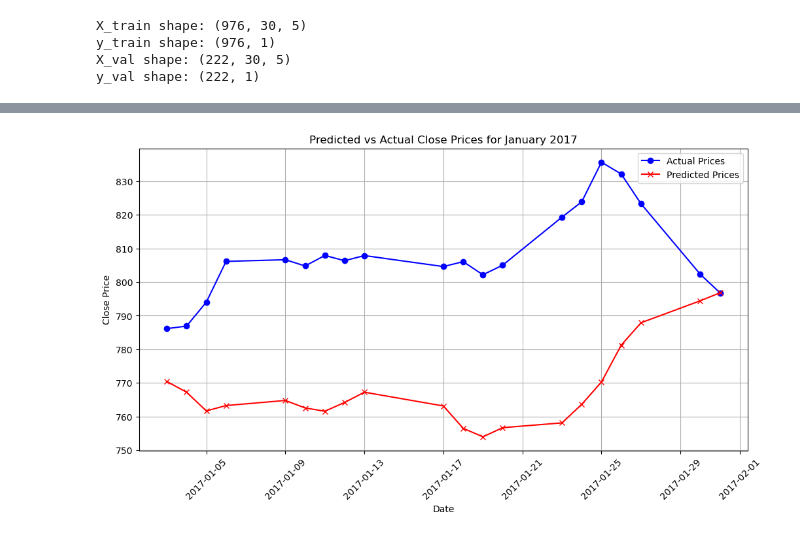
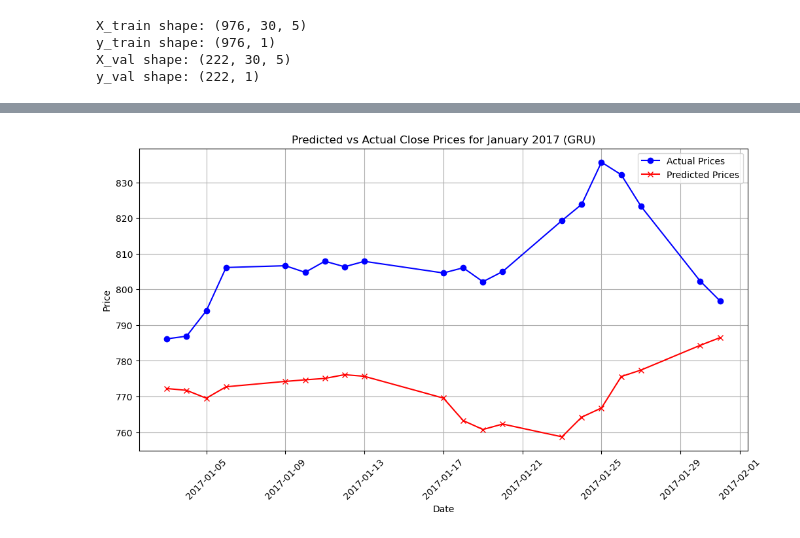
Before and after one commit to SpiderJockey7/Recurrent-Neural-Networks-for-Stock-Price-Prediction, a Jupyter notebook: main.ipynb, the cells around one changed output, grey strips where cells are left out. Saved outputs shown, nothing was run; the diff lists cells and outputs as text; code cells hidden in the pictures.

```diff
--- a/main.ipynb
+++ b/main.ipynb
@@ -244,78 +228,59 @@ Predicted Close price for 2017-01-01: 770.41
 # %%
+# denormolization data and predict next 30 days
+
 import pandas as pd
 from sklearn.preprocessing import MinMaxScaler
 import torch
 import numpy as np
 import matplotlib.pyplot as plt
 
-# load past 30 days data from 2016/12/1
-data_df = pd.read_csv('D:/Study/7318/a3/Recurrent-Neural-Networks-for-Stock-Price-Prediction/datasets/RealComparedatasets.csv')
-data_df['Date'] = pd.to_datetime(data_df['Date'])
-data_df.set_index('Date', inplace=True)
 
-features = ['Open', 'High', 'Low', 'Close', 'Volume']
-data_df[features] = data_df[features].replace({',': ''}, regex=True).astype(float)
 
-# minMaxScaler
-scaler = MinMaxScaler(feature_range=(0, 1))
-scaled_data = scaler.fit_transform(data_df[features])
-
-# normalize close column
-close_scaler = MinMaxScaler(feature_range=(0, 1))
-scaled_close = close_scaler.fit_transform(data_df[['Close']])
-data_df['Scaled_Close'] = scaled_close
+# model = LSTMModel(input_size, hidden_size, num_layers, output_size).to(device)
+# model.load_state_dict(torch.load("lstm_model.pth"))
+model.eval()
 
 N = 30
 X_input = scaled_data[-N:].reshape(1, N, len(features))  # reshape to (1, 30, 5)
-device = torch.device('cuda' if torch.cuda.is_available() else 'cpu')
-X_input_tensor = torch.Tensor(X_input).to(device)
 
-
-model.eval()
+X_input_tensor = torch.tensor(X_input, dtype=torch.float32).to(device)
 
 predicted_prices = []
 with torch.no_grad():
-    for i in range(31):  # predict from 1/2 to 1/31
+    for i in range(31):
+        predicted_price = model(X_input_tensor)
+        predicted_price = predicted_price.cpu().numpy()
 
-        predicted_price = model(X_input_tensor)
+        # denormalize
+        predicted_close_rescaled = close_scaler.inverse_transform(predicted_price)
+        predicted_prices.append(predicted_close_rescaled[0, 0])
 
-        # only fill close column
-        predicted_price = predicted_price.cpu().numpy()
-        predicted_price_with_zeros = np.zeros((1, len(features)))
-        predicted_price_with_zeros[0, -1] = predicted_price[0, -1]
+        # update window
+        X_input = np.roll(X_input, shift=-1, axis=1)
+        X_input[0, -1, -1] = predicted_price[0, -1]
+        X_input_tensor = torch.tensor(X_input, dtype=torch.float32).to(device)
 
-        # hand denormalization
-        close_min = close_scaler.data_min_[0]
-        close_max = close_scaler.data_max_[0]
-        predicted_close_rescaled = close_min + (predicted_price[0, -1] * (close_max - close_min))
-
-        predicted_prices.append(predicted_close_rescaled)
-
-        # update prediction
-        X_input = np.roll(X_input, -1, axis=1)  # update window
-        X_input[0, -1, -1] = predicted_price[0, -1]
-        X_input_tensor = torch.Tensor(X_input).to(device)
-
-# load test datasets
 test_data = pd.read_csv('D:/Study/7318/a3/Recurrent-Neural-Networks-for-Stock-Price-Prediction/datasets/Google_Stock_Price_Test.csv')
 test_data['Date'] = pd.to_datetime(test_data['Date'])
 test_data.set_index('Date', inplace=True)
 
-# get actual close column
+# get the actual prices from the test dataset
 actual_prices = test_data['Close'].values
+actual_dates = test_data.index
 
-# plot cruve
 predicted_prices_trimmed = predicted_prices[:len(test_data.index)]
+
+# plot
 plt.figure(figsize=(12, 6))
-plt.plot(test_data.index, actual_prices, label='Actual Prices', color='blue', marker='o')
-plt.plot(test_data.index, predicted_prices_trimmed, label='Predicted Prices', color='red', marker='x')
-plt.title('Predicted vs Actual Close Prices for January 2017')
+plt.plot(actual_dates, actual_prices, label='Actual Prices', color='blue', marker='o')
+plt.plot(actual_dates, predicted_prices_trimmed, label='Predicted Prices', color='red', marker='x')
+plt.title('Predicted vs Actual Close Prices for January 2017 (GRU)')
 plt.xlabel('Date')
-plt.ylabel('Close Price')
+plt.ylabel('Price')
 plt.legend()
 plt.xticks(rotation=45)
 plt.grid(True)
 plt.show()
 # %% [output]
-[figure, old version]
+[figure, new version]
 # %%
```
Also changed, not shown: parts of 13 cells of this notebook, 3 other files.
